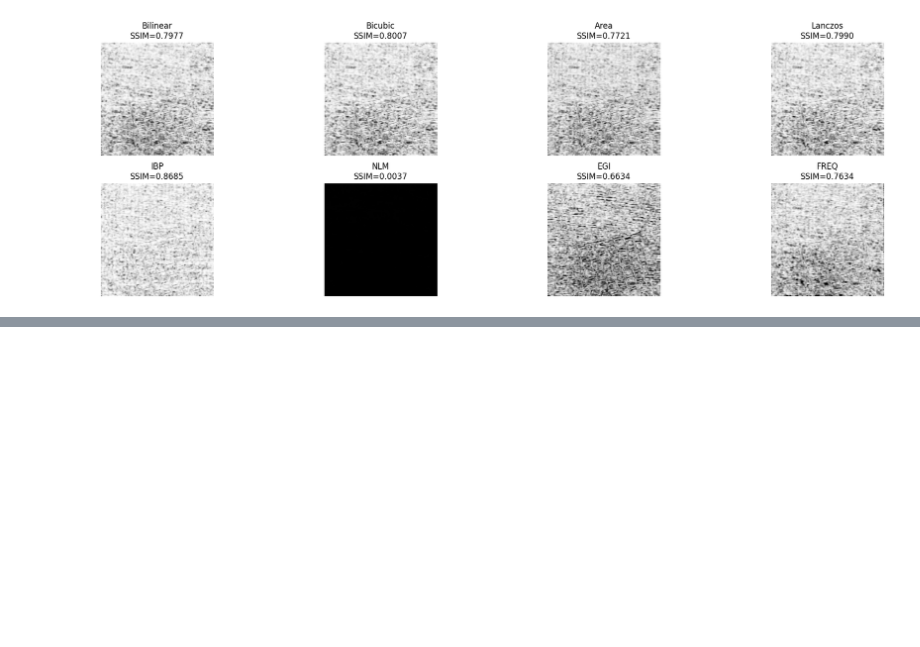
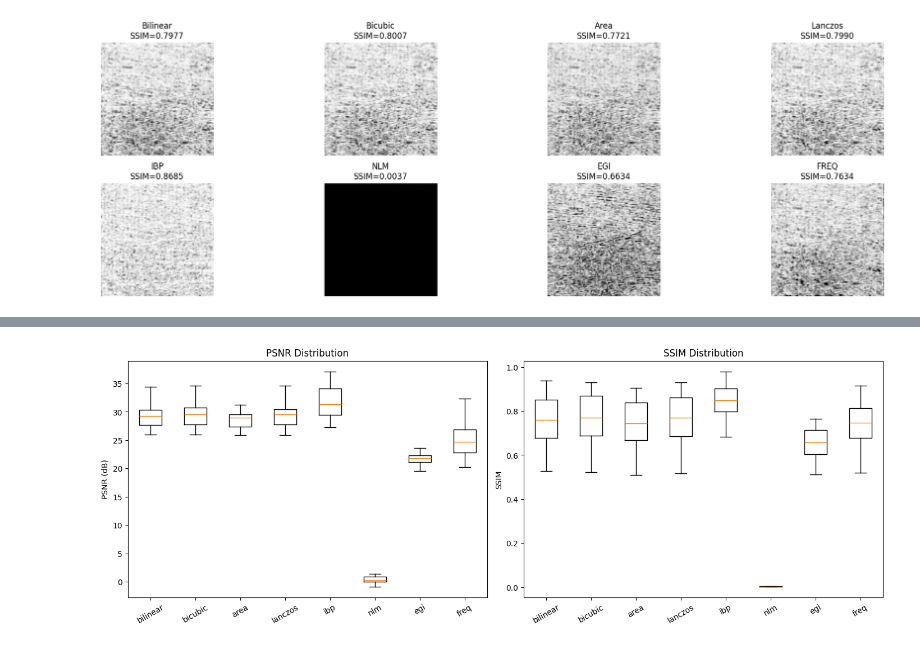
Before and after one commit to bgmanuel99/Super-Resolution-Images-for-3D-Printing-Defect-Detection, a Jupyter notebook: SRModels/classic_super_resolution_algorithms/super_resolucion_clasica.ipynb, the cells around one changed output, grey strips where cells are left out. Saved outputs shown, nothing was run; the diff lists cells and outputs as text; code cells hidden in the pictures; blank space fills up the shorter version.

```diff
--- a/SRModels/classic_super_resolution_algorithms/super_resolucion_clasica.ipynb
+++ b/SRModels/classic_super_resolution_algorithms/super_resolucion_clasica.ipynb
@@ -449,0 +493,20 @@ plt.savefig(out_diff, dpi=150)
+# %%
+# Uses raw per-image arrays: psnr_stats, ssim_stats
+fig, ax = plt.subplots(1, 2, figsize=(14, 5), constrained_layout=True)
+
+psnr_data = [psnr_stats[a] for a in algorithms]
+ssim_data = [ssim_stats[a] for a in algorithms]
+
+ax[0].boxplot(psnr_data, labels=algorithms, showfliers=False)
+ax[0].set_title('PSNR Distribution')
+ax[0].set_ylabel('PSNR (dB)')
+ax[0].tick_params(axis='x', rotation=30)
+
+ax[1].boxplot(ssim_data, labels=algorithms, showfliers=False)
+ax[1].set_title('SSIM Distribution')
+ax[1].set_ylabel('SSIM')
+ax[1].tick_params(axis='x', rotation=30)
+
+plt.show()
+# %% [output]
+[figure, added]
```
Also changed, not shown: parts of 6 cells of this notebook, 1 other file.
